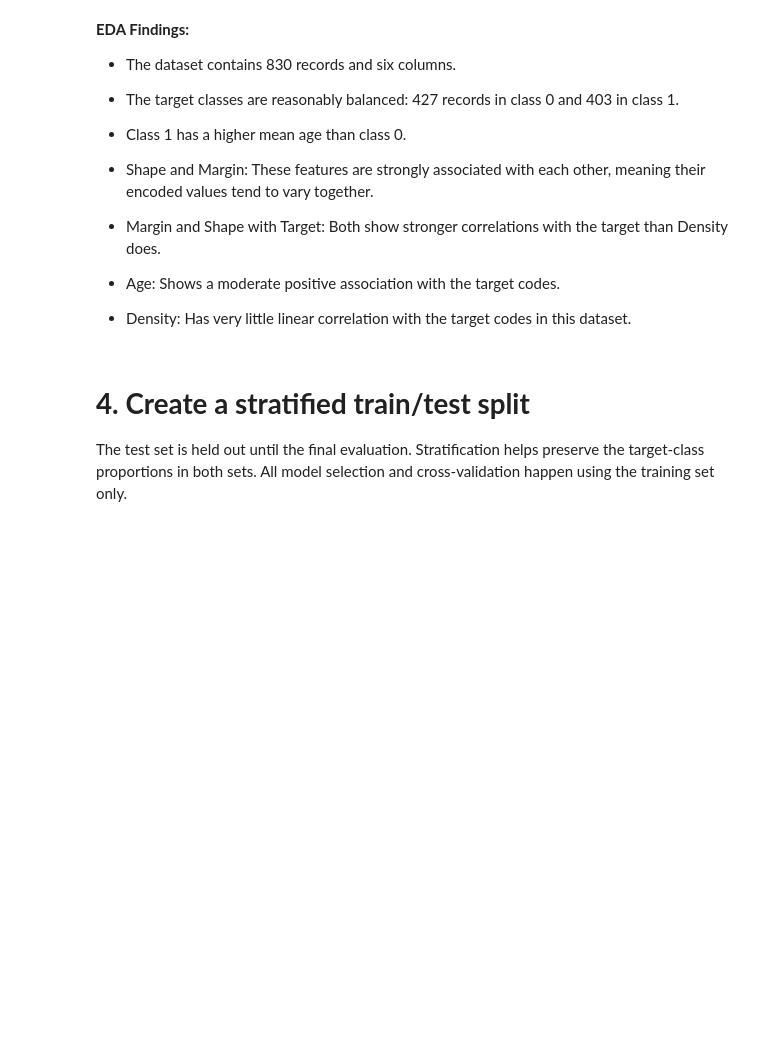
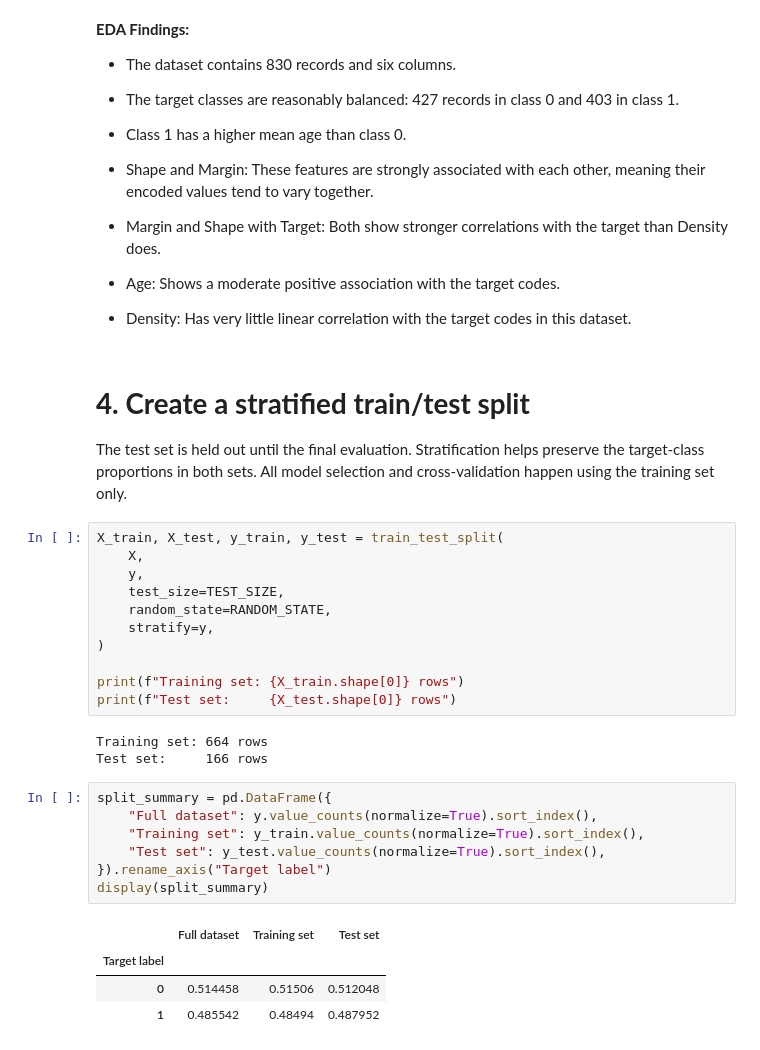
Before and after one commit to Jahura7/Mammographic_Mass_Classification_with_a_Decision_Tree, a Jupyter notebook: Mammographic_Mass_Classification_with_a_Decision_Tree.ipynb, the cells around one changed output. Cells and saved outputs as stored; diff of their text form; blank space fills up the shorter version.

Commit message:
Created train/test split

```diff
--- a/Mammographic_Mass_Classification_with_a_Decision_Tree.ipynb
+++ b/Mammographic_Mass_Classification_with_a_Decision_Tree.ipynb
@@ -238,3 +238,29 @@ plt.show()
 # **4. Create a stratified train/test split**
 
 The test set is held out until the final evaluation. Stratification helps preserve the target-class proportions in both sets. All model selection and cross-validation happen using the training set only.
+# %%
+X_train, X_test, y_train, y_test = train_test_split(
+    X,
+    y,
+    test_size=TEST_SIZE,
+    random_state=RANDOM_STATE,
+    stratify=y,
+)
+
+print(f"Training set: {X_train.shape[0]} rows")
+print(f"Test set:     {X_test.shape[0]} rows")
+# %% [output]
+Training set: 664 rows
+Test set:     166 rows
+# %%
+split_summary = pd.DataFrame({
+    "Full dataset": y.value_counts(normalize=True).sort_index(),
+    "Training set": y_train.value_counts(normalize=True).sort_index(),
+    "Test set": y_test.value_counts(normalize=True).sort_index(),
+}).rename_axis("Target label")
+display(split_summary)
+# %% [output]
+|  | Full dataset | Training set | Test set |
+| Target label |  |  |  |
+| 0 | 0.514458 | 0.51506 | 0.512048 |
+| 1 | 0.485542 | 0.48494 | 0.487952 |
```
